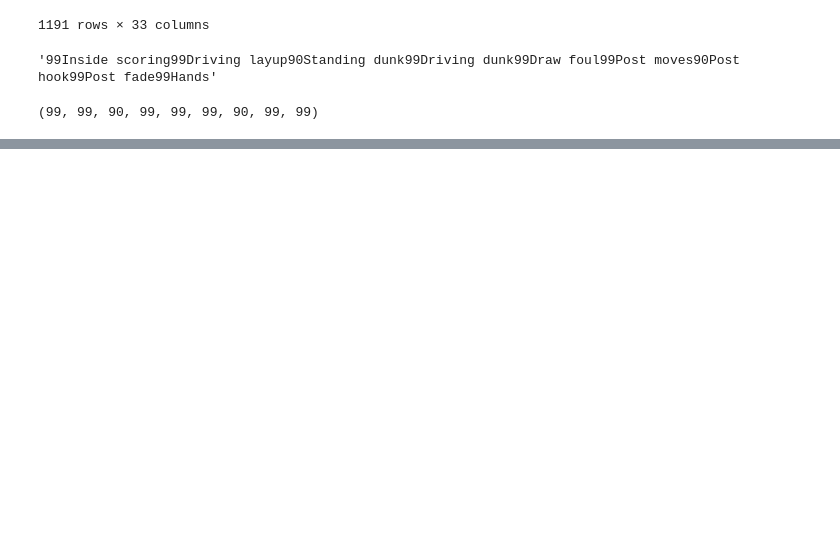
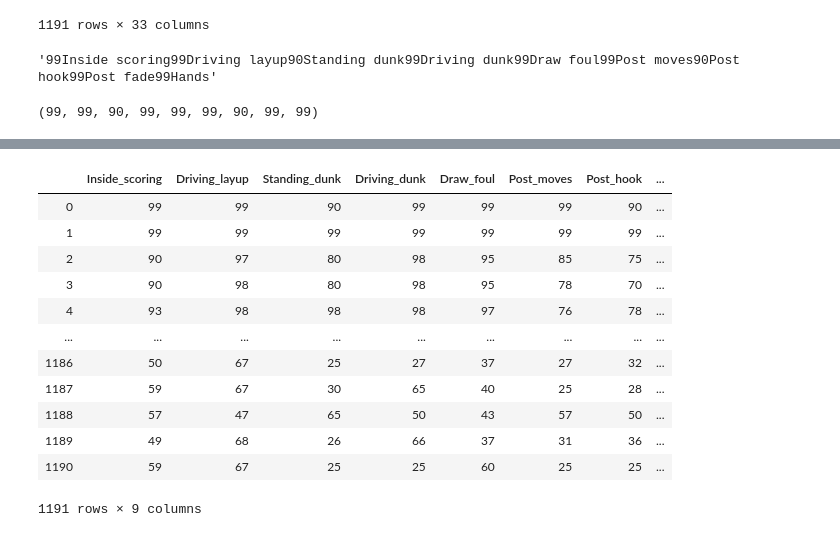
Before and after one commit to brandonmojica/2k_my_teams_analysis, a Jupyter notebook: Untitled.ipynb, the cells around one changed output, grey strips where cells are left out. Cells and saved outputs as stored; diff of their text form; code cells hidden in the pictures; blank space fills up the shorter version.

```diff
--- a/Untitled.ipynb
+++ b/Untitled.ipynb
@@ -383,0 +405,17 @@ split_inside_scoring(test_str_inside_scoring)
+# %%
+inside_scoring_df.rename({0:"Inside_scoring", 1: "Driving_layup", 2: "Standing_dunk", 3: "Driving_dunk", 4: "Draw_foul",5: "Post_moves",6: "Post_hook",7: "Post_fade",8: "Hands"},inplace=True,axis=1)
+inside_scoring_df
+# %% [output]
+|  | Inside_scoring | Driving_layup | Standing_dunk | Driving_dunk | Draw_foul | Post_moves | Post_hook | ... |
+| 0 | 99 | 99 | 90 | 99 | 99 | 99 | 90 | ... |
+| 1 | 99 | 99 | 99 | 99 | 99 | 99 | 99 | ... |
+| 2 | 90 | 97 | 80 | 98 | 95 | 85 | 75 | ... |
+| 3 | 90 | 98 | 80 | 98 | 95 | 78 | 70 | ... |
+| 4 | 93 | 98 | 98 | 98 | 97 | 76 | 78 | ... |
+| ... | ... | ... | ... | ... | ... | ... | ... | ... |
+| 1186 | 50 | 67 | 25 | 27 | 37 | 27 | 32 | ... |
+| 1187 | 59 | 67 | 30 | 65 | 40 | 25 | 28 | ... |
+| 1188 | 57 | 47 | 65 | 50 | 43 | 57 | 50 | ... |
+| 1189 | 49 | 68 | 26 | 66 | 37 | 31 | 36 | ... |
+| 1190 | 59 | 67 | 25 | 25 | 60 | 25 | 25 | ... |
+1191 rows × 9 columns
```
Also changed, not shown: parts of 20 cells of this notebook, 1 other file.
